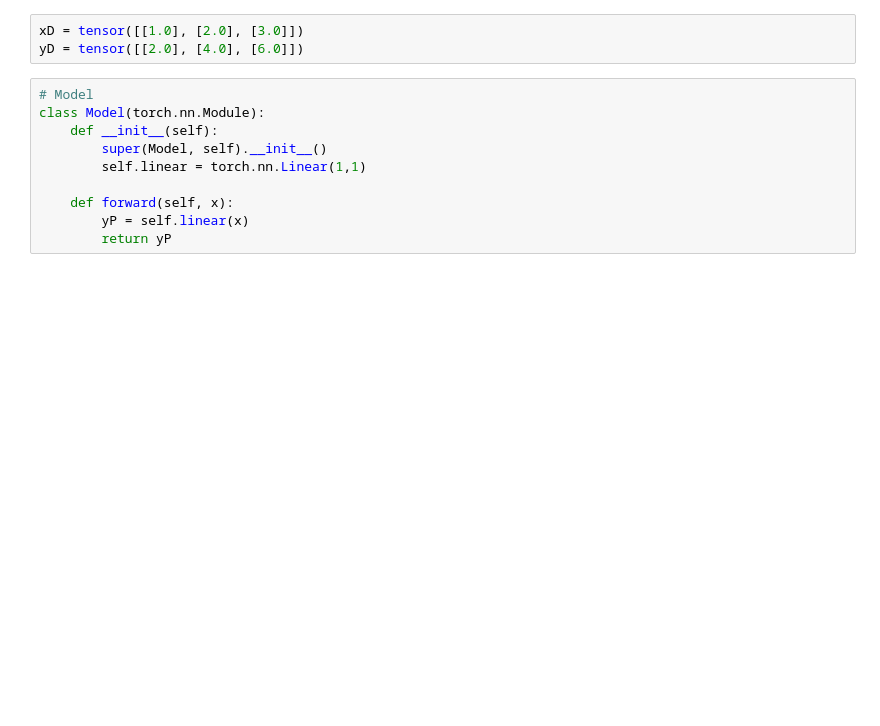
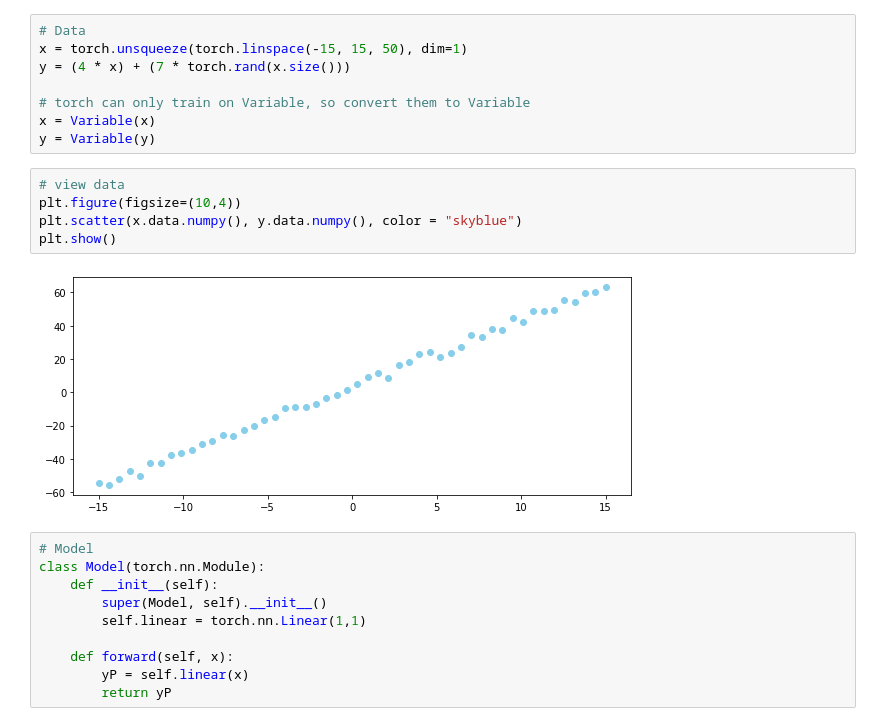
Before and after one commit to maldonadoq/machine, a Jupyter notebook: pytorch/linear-regression.ipynb, the cells around one changed output. Cells and saved outputs as stored; diff of their text form; blank space fills up the shorter version.

```diff
--- a/pytorch/linear-regression.ipynb
+++ b/pytorch/linear-regression.ipynb
@@ -5,6 +11,18 @@ import matplotlib.pyplot as plt
-# %%
-xD = tensor([[1.0], [2.0], [3.0]])
-yD = tensor([[2.0], [4.0], [6.0]])
+# %%
+# Data
+x = torch.unsqueeze(torch.linspace(-15, 15, 50), dim=1)
+y = (4 * x) + (7 * torch.rand(x.size()))
+
+# torch can only train on Variable, so convert them to Variable
+x = Variable(x)
+y = Variable(y)
+# %%
+# view data
+plt.figure(figsize=(10,4))
+plt.scatter(x.data.numpy(), y.data.numpy(), color = "skyblue")
+plt.show()
+# %% [output]
+[figure, added]
 # %%
 # Model
 class Model(torch.nn.Module):
```
Also changed, not shown: parts of 7 cells of this notebook.
